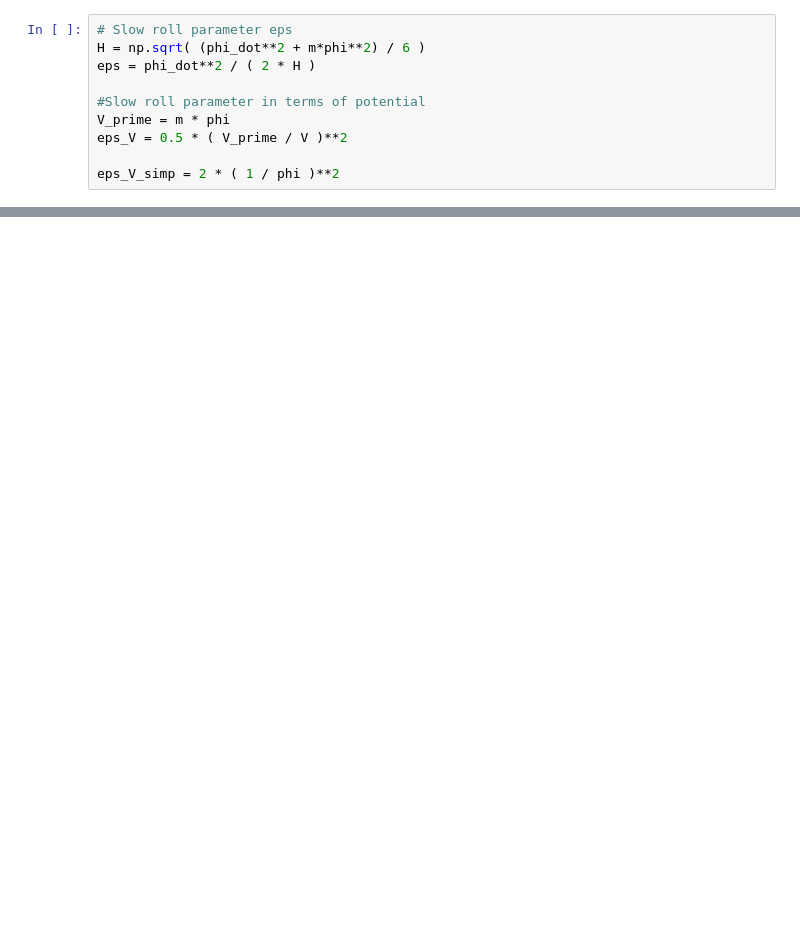
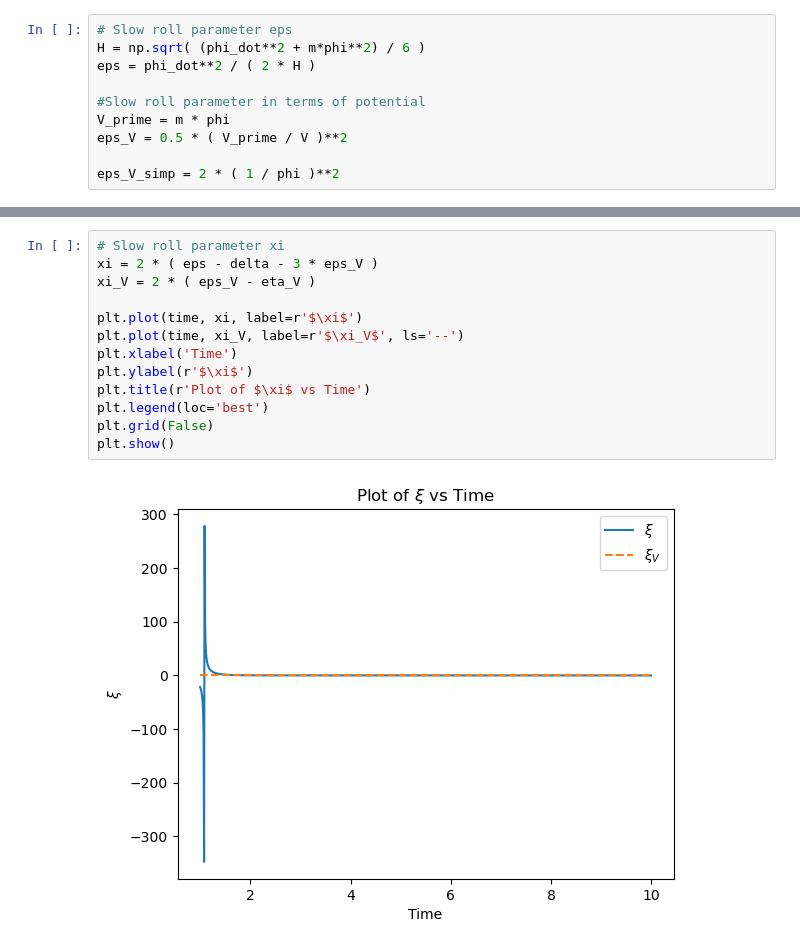
Before and after one commit to GenovaCosmology/AstroCosmoComputational, a Jupyter notebook: Students/Gabriele_Russo/CosmicStructures/ex5.ipynb, the cells around one changed output, grey strips where cells are left out. Cells and saved outputs as stored; diff of their text form; blank space fills up the shorter version.

```diff
--- a/Students/Gabriele_Russo/CosmicStructures/ex5.ipynb
+++ b/Students/Gabriele_Russo/CosmicStructures/ex5.ipynb
@@ -205,0 +206,15 @@ plt.show()
+# %%
+# Slow roll parameter xi
+xi = 2 * ( eps - delta - 3 * eps_V )
+xi_V = 2 * ( eps_V - eta_V )
+
+plt.plot(time, xi, label=r'$\xi$')
+plt.plot(time, xi_V, label=r'$\xi_V$', ls='--')
+plt.xlabel('Time')
+plt.ylabel(r'$\xi$')
+plt.title(r'Plot of $\xi$ vs Time')
+plt.legend(loc='best')
+plt.grid(False)
+plt.show()
+# %% [output]
+[figure, added]
```
Also changed, not shown: parts of 8 cells of this notebook, 1 other file.
